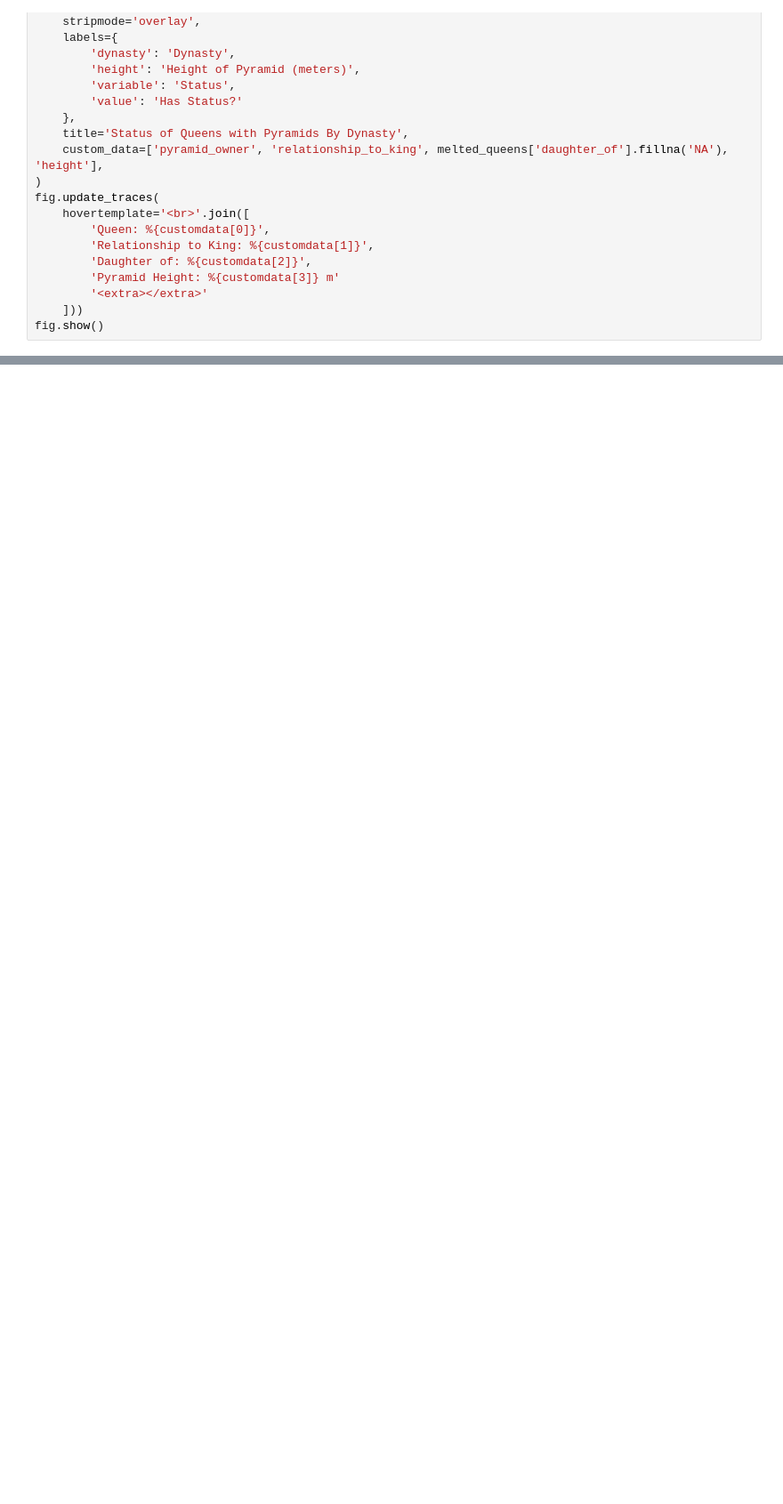
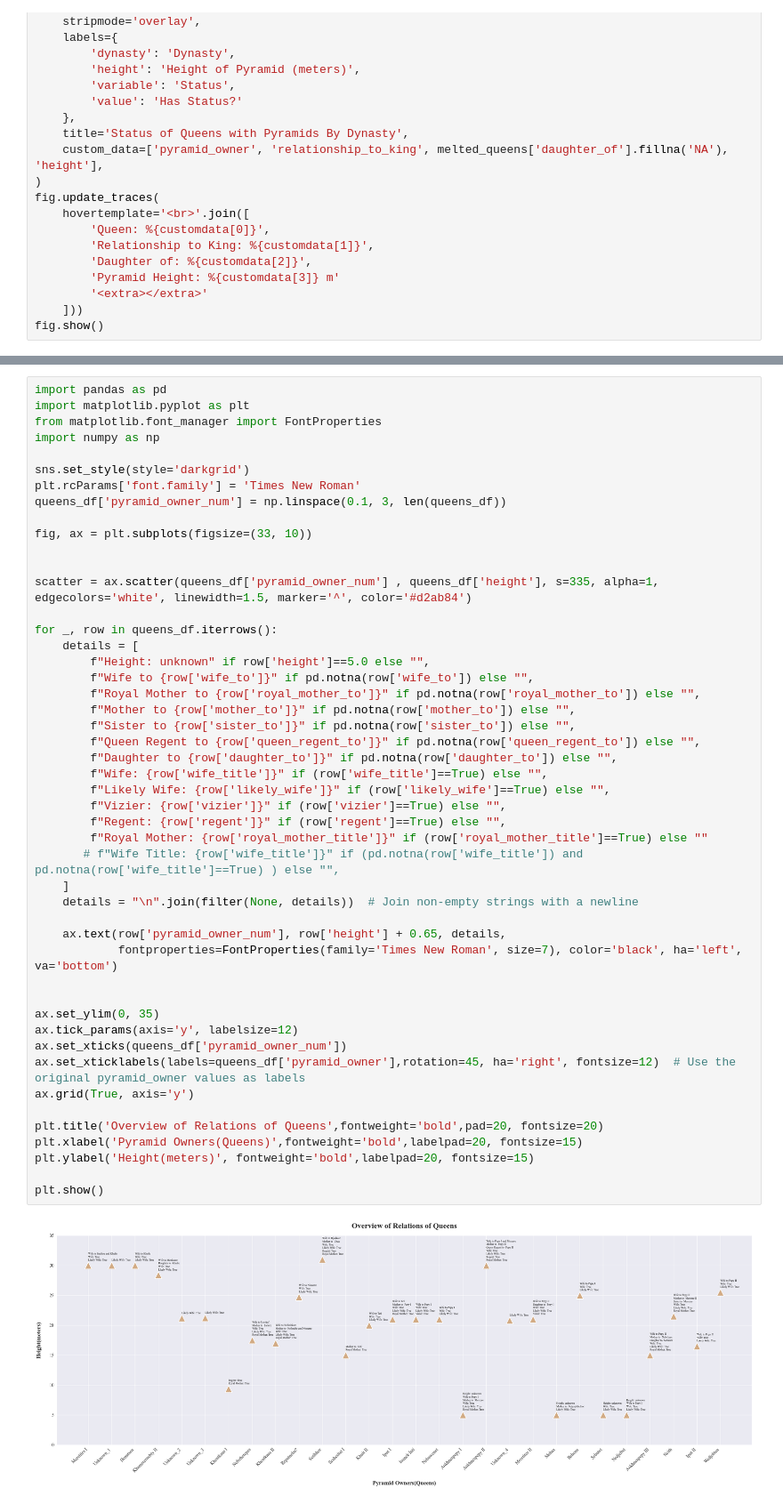
Before and after one commit to brown-ccv/egyptology-viz, a Jupyter notebook: Notebooks/plotly.ipynb, the cells around one changed output, grey strips where cells are left out. Shown at 89% size. Drawn from its saved outputs; the diff is of its cells as text; blank space fills up the shorter version.

```diff
--- a/Notebooks/plotly.ipynb
+++ b/Notebooks/plotly.ipynb
@@ -608,0 +744,50 @@ plt.show()
+# %%
+import pandas as pd
+import matplotlib.pyplot as plt
+from matplotlib.font_manager import FontProperties
+import numpy as np
+
+sns.set_style(style='darkgrid')
+plt.rcParams['font.family'] = 'Times New Roman'
+queens_df['pyramid_owner_num'] = np.linspace(0.1, 3, len(queens_df))
+
+fig, ax = plt.subplots(figsize=(33, 10))
+
+
+scatter = ax.scatter(queens_df['pyramid_owner_num'] , queens_df['height'], s=335, alpha=1, edgecolors='white', linewidth=1.5, marker='^', color='#d2ab84')
+
+for _, row in queens_df.iterrows():
+    details = [
+        f"Height: unknown" if row['height']==5.0 else "",
+        f"Wife to {row['wife_to']}" if pd.notna(row['wife_to']) else "",
+        f"Royal Mother to {row['royal_mother_to']}" if pd.notna(row['royal_mother_to']) else "",
+        f"Mother to {row['mother_to']}" if pd.notna(row['mother_to']) else "",
+        f"Sister to {row['sister_to']}" if pd.notna(row['sister_to']) else "",
+        f"Queen Regent to {row['queen_regent_to']}" if pd.notna(row['queen_regent_to']) else "",
+        f"Daughter to {row['daughter_to']}" if pd.notna(row['daughter_to']) else "",
+        f"Wife: {row['wife_title']}" if (row['wife_title']==True) else "",
+        f"Likely Wife: {row['likely_wife']}" if (row['likely_wife']==True) else "",
+        f"Vizier: {row['vizier']}" if (row['vizier']==True) else "",
+        f"Regent: {row['regent']}" if (row['regent']==True) else "",
+        f"Royal Mother: {row['royal_mother_title']}" if (row['royal_mother_title']==True) else ""
+       # f"Wife Title: {row['wife_title']}" if (pd.notna(row['wife_title']) and pd.notna(row['wife_title']==True) ) else "",
+    ]
+    details = "\n".join(filter(None, details))  # Join non-empty strings with a newline
+
+    ax.text(row['pyramid_owner_num'], row['height'] + 0.65, details,
+            fontproperties=FontProperties(family='Times New Roman', size=7), color='black', ha='left', va='bottom')
+
+
+ax.set_ylim(0, 35)
+ax.tick_params(axis='y', labelsize=12)
+ax.set_xticks(queens_df['pyramid_owner_num'])
+ax.set_xticklabels(labels=queens_df['pyramid_owner'],rotation=45, ha='right', fontsize=12)  # Use the original pyramid_owner values as labels
+ax.grid(True, axis='y')
+
+plt.title('Overview of Relations of Queens',fontweight='bold',pad=20, fontsize=20)
+plt.xlabel('Pyramid Owners(Queens)',fontweight='bold',labelpad=20, fontsize=15)
+plt.ylabel('Height(meters)', fontweight='bold',labelpad=20, fontsize=15)
+
+plt.show()
+# %% [output]
+[figure, added]
```
Also changed, not shown: parts of 20 cells of this notebook, 17 other files.
